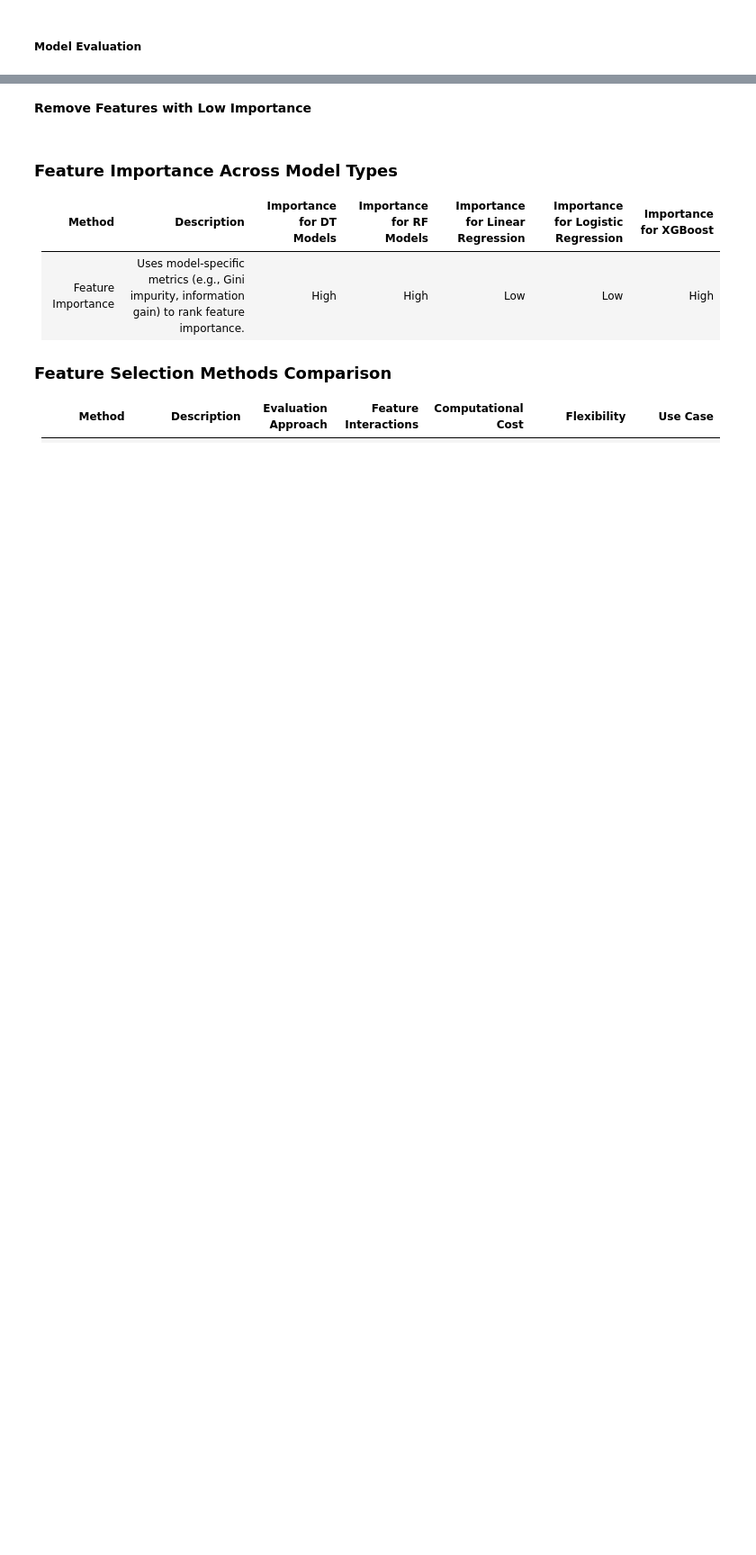
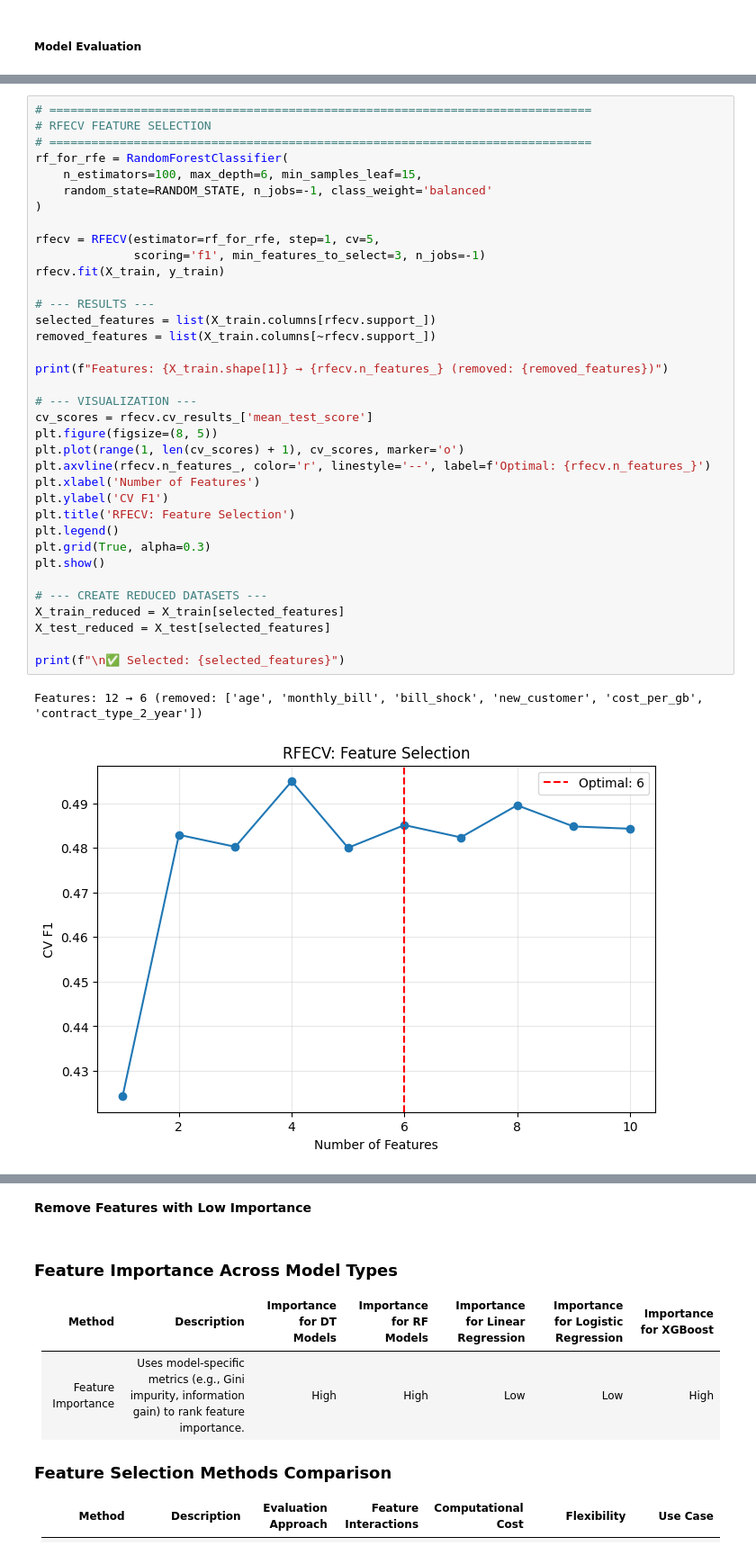
Before and after one commit to KyleHollands/Practice_Project__Telecom-Churn-Prediction, a Jupyter notebook: Telecom Churn Prediction.ipynb, the cells around one changed output, grey strips where cells are left out. Shown at 90% size. Cells and saved outputs as stored; diff of their text form; blank space fills up the shorter version.

Commit message:
Further tested the Random Forest model for better performance.

```diff
--- a/Telecom Churn Prediction.ipynb
+++ b/Telecom Churn Prediction.ipynb
@@ -1344,0 +1330,39 @@ weighted avg       0.95      0.94      0.94       600
+# %%
+# =============================================================================
+# RFECV FEATURE SELECTION
+# =============================================================================
+rf_for_rfe = RandomForestClassifier(
+    n_estimators=100, max_depth=6, min_samples_leaf=15,
+    random_state=RANDOM_STATE, n_jobs=-1, class_weight='balanced'
+)
+
+rfecv = RFECV(estimator=rf_for_rfe, step=1, cv=5,
+              scoring='f1', min_features_to_select=3, n_jobs=-1)
+rfecv.fit(X_train, y_train)
+
+# --- RESULTS ---
+selected_features = list(X_train.columns[rfecv.support_])
+removed_features = list(X_train.columns[~rfecv.support_])
+
+print(f"Features: {X_train.shape[1]} → {rfecv.n_features_} (removed: {removed_features})")
+
+# --- VISUALIZATION ---
+cv_scores = rfecv.cv_results_['mean_test_score']
+plt.figure(figsize=(8, 5))
+plt.plot(range(1, len(cv_scores) + 1), cv_scores, marker='o')
+plt.axvline(rfecv.n_features_, color='r', linestyle='--', label=f'Optimal: {rfecv.n_features_}')
+plt.xlabel('Number of Features')
+plt.ylabel('CV F1')
+plt.title('RFECV: Feature Selection')
+plt.legend()
+plt.grid(True, alpha=0.3)
+plt.show()
+
+# --- CREATE REDUCED DATASETS ---
+X_train_reduced = X_train[selected_features]
+X_test_reduced = X_test[selected_features]
+
+print(f"\n✅ Selected: {selected_features}")
+# %% [output]
+Features: 12 → 6 (removed: ['age', 'monthly_bill', 'bill_shock', 'new_customer', 'cost_per_gb', 'contract_type_2_year'])
+[figure, added]
```
Also changed, not shown: parts of 41 cells of this notebook, 1 other file.
